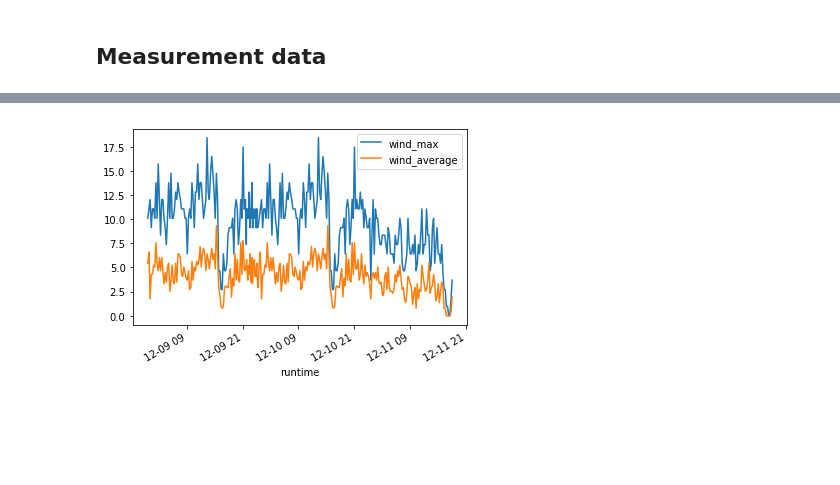
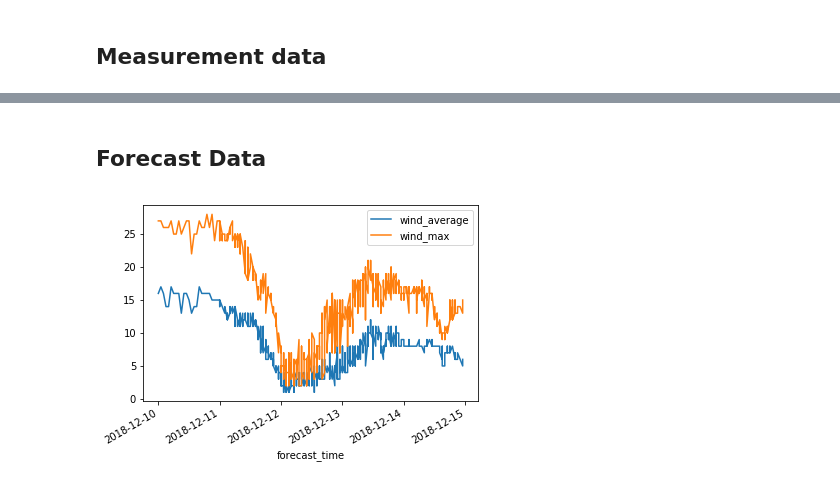
Before and after one commit to windhunter9/notebooks, a Jupyter notebook: weather.ipynb, the cells around one changed output, grey strips where cells are left out. Drawn from its saved outputs; the diff is of its cells as text; code cells hidden in the pictures; blank space fills up the shorter version.

```diff
--- a/weather.ipynb
+++ b/weather.ipynb
@@ -40,8 +80,8 @@ forecast['runtime'] = pd.to_datetime(forecast['runtime'])
+# %% [markdown]
+##  Forecast Data
 # %%
 fig, ax = plt.subplots()
-measurement.plot(ax = ax, x = 'runtime', y = ['wind_max', 'wind_average']);
-#forecast.plot(ax = ax, x = 'forecast_time', y = 'wind_max');
+forecast.plot(ax = ax, x = 'forecast_time', y = 'wind_average');
+forecast.plot(ax = ax, x = 'forecast_time', y = 'wind_max');
 # %% [output]
-[figure, old version]
+[figure, new version]
-# %% [markdown]
-##
```
Also changed, not shown: parts of 17 cells of this notebook.
